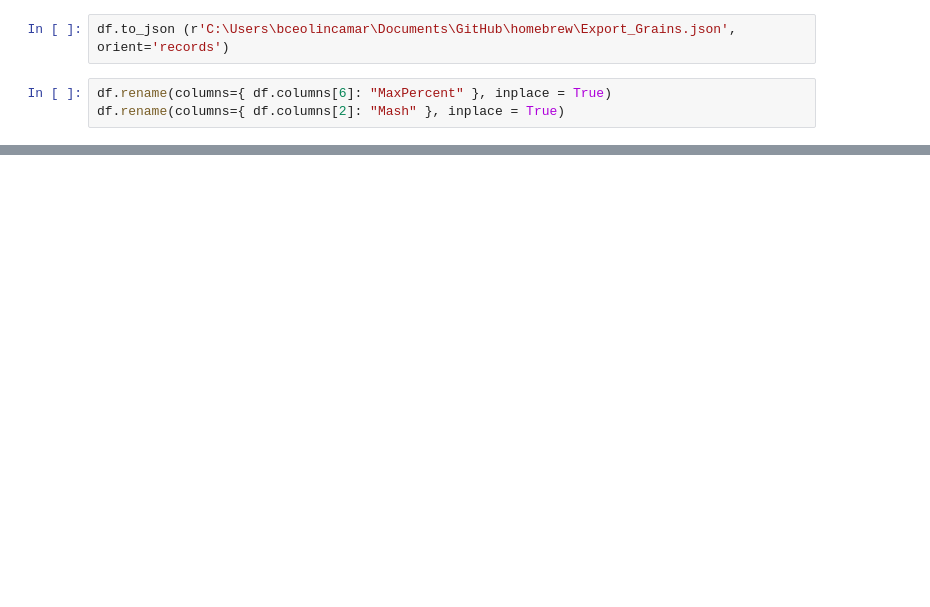
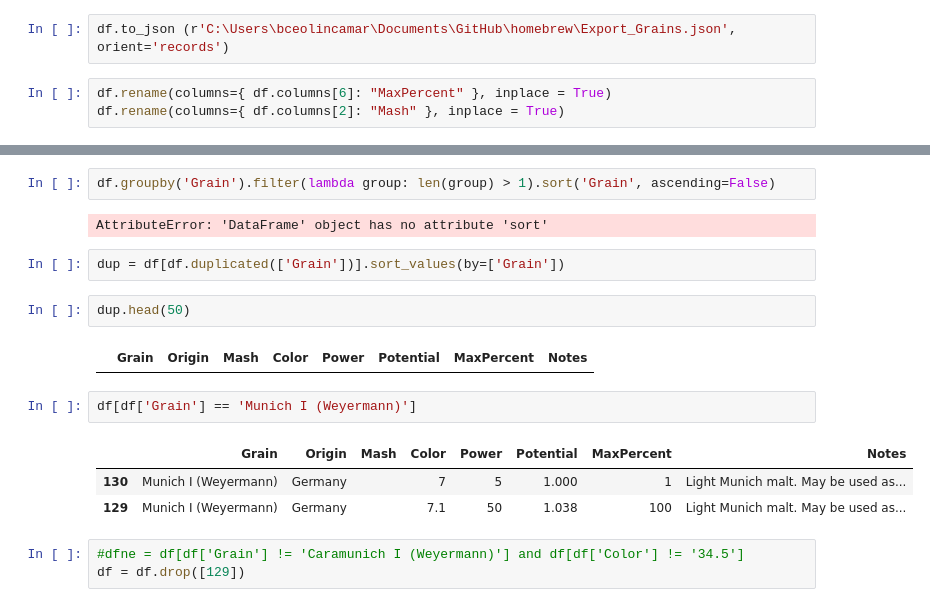
Before and after one commit to bceolincamargo/homebrew, a Jupyter notebook: WebScrapGrains.ipynb, the cells around one changed output, grey strips where cells are left out. Drawn from its saved outputs; the diff is of its cells as text; blank space fills up the shorter version.

```diff
--- a/WebScrapGrains.ipynb
+++ b/WebScrapGrains.ipynb
@@ -209,0 +299,19 @@ memory usage: 16.2+ KB
+# %%
+df.groupby('Grain').filter(lambda group: len(group) > 1).sort('Grain', ascending=False)
+# %% [output]
+AttributeError: 'DataFrame' object has no attribute 'sort'
+# %%
+dup = df[df.duplicated(['Grain'])].sort_values(by=['Grain'])
+# %%
+dup.head(50)
+# %% [output]
+|  | Grain | Origin | Mash | Color | Power | Potential | MaxPercent | Notes |
+# %%
+df[df['Grain'] == 'Munich I (Weyermann)']
+# %% [output]
+|  | Grain | Origin | Mash | Color | Power | Potential | MaxPercent | Notes |
+| 130 | Munich I (Weyermann) | Germany |  | 7 | 5 | 1.000 | 1 | Light Munich malt. May be used as... |
+| 129 | Munich I (Weyermann) | Germany |  | 7.1 | 50 | 1.038 | 100 | Light Munich malt. May be used as... |
+# %%
+#dfne = df[df['Grain'] != 'Caramunich I (Weyermann)'] and df[df['Color'] != '34.5']
+df = df.drop([129])
```
Also changed, not shown: parts of 12 cells of this notebook, 8 other files.
